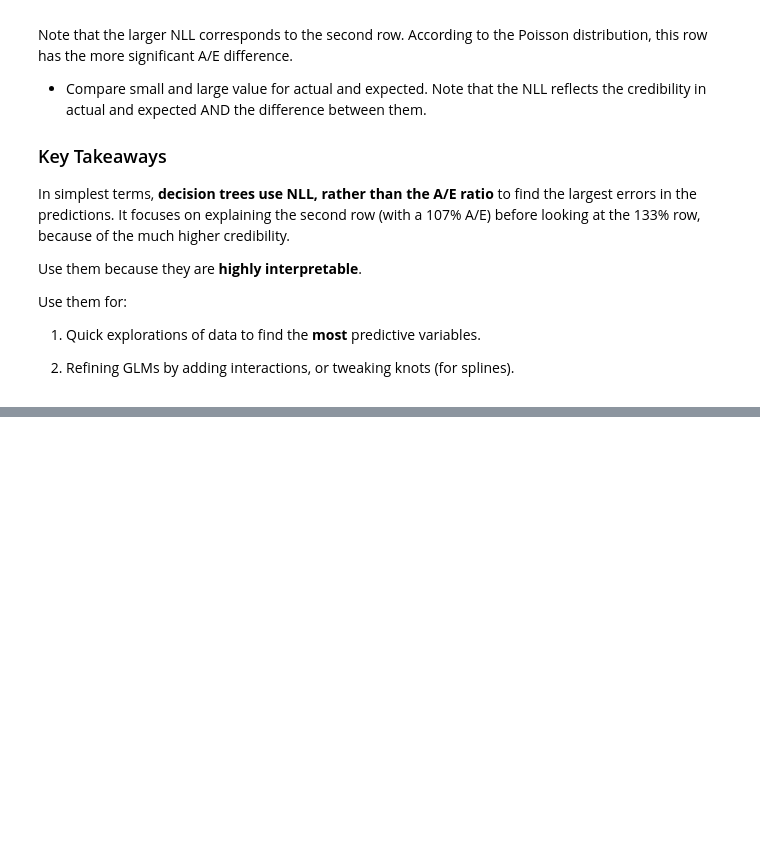
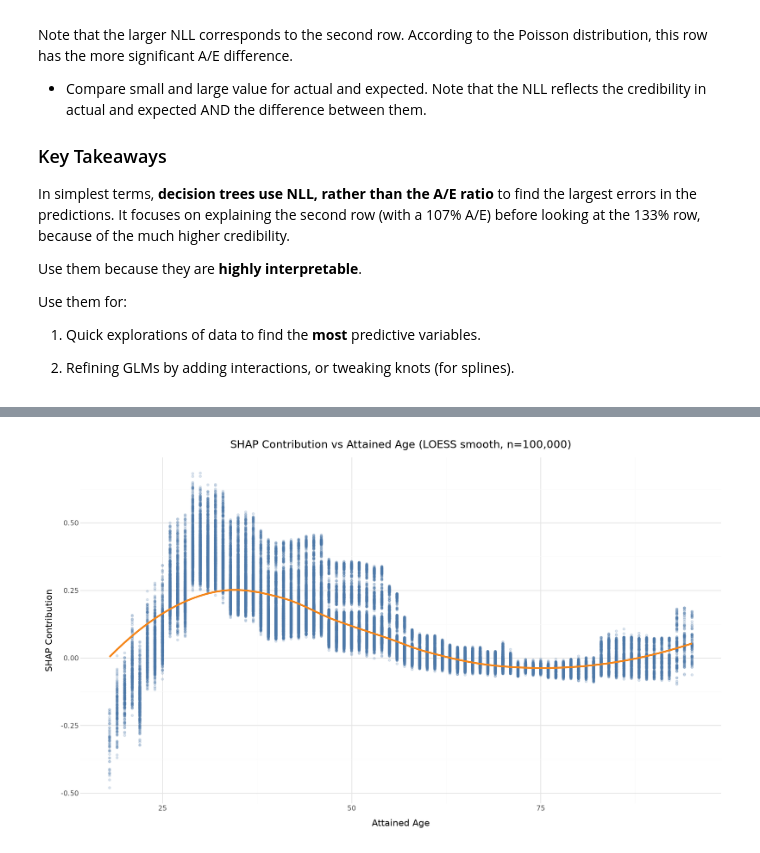
Before and after one commit to mma-fsa/data-examples, a Jupyter notebook: src/analysis/1_seriatim_data_analysis.ipynb, the cells around one changed output, grey strips where cells are left out. Saved outputs shown, nothing was run; the diff lists cells and outputs as text; code cells hidden in the pictures; blank space fills up the shorter version.

Commit message:
xgboost

```diff
--- a/src/analysis/1_seriatim_data_analysis.ipynb
+++ b/src/analysis/1_seriatim_data_analysis.ipynb
@@ -186,0 +214,6 @@ Use them for:
+# %%
+# randomly sample
+df_training_data = df_tree_data.sample(frac=0.8, random_state=42)
+df_testing_data = df_tree_data.drop(df_training_data.index)
+
+df_training_data.info()
@@ -186,0 +506,57 @@ Use them for:
+# %%
+import pandas as pd
+from plotnine import ggplot, aes, geom_point, geom_smooth, labs, theme_minimal, theme, element_text
+
+# Locate attained age column.
+attained_age_candidates = ["ATTAINED_AGE", "AGE_ATTAINED", "ATT_AGE"]
+age_col = next((c for c in attained_age_candidates if c in X_train.columns), None)
+if age_col is None:
+    raise ValueError(f"Attained age column not found in X_train. Checked: {attained_age_candidates}")
+
+# Random sample for SHAP plotting (cap at 100,000 rows).
+sample_n = min(100_000, len(X_train))
+X_plot = X_train.sample(n=sample_n, random_state=42, replace=False)
+
+# Get SHAP contributions from XGBoost natively (handles categorical data via DMatrix).
+xgb_plot_for_shap = xgb.DMatrix(X_plot, enable_categorical=True)
+contrib = xgb_model.predict(xgb_plot_for_shap, pred_contribs=True)
+feature_contrib = pd.DataFrame(
+    contrib[:, :-1],
+    columns=X_plot.columns,
+    index=X_plot.index,
+)
+
+plot_df = pd.DataFrame({
+    "attained_age": pd.to_numeric(X_plot[age_col], errors="coerce"),
+    "shap_contribution": feature_contrib[age_col],
+}).dropna()
+
+# Prefer loess if available; otherwise use lowess, then lm as a final fallback.
+smooth_method = "lm"
+try:
+    from skmisc.loess import loess  # noqa: F401
+    smooth_method = "loess"
+except Exception:
+    try:
+        import statsmodels.api as sm  # noqa: F401
+        smooth_method = "lowess"
+    except Exception:
+        smooth_method = "lm"
+
+(
+    ggplot(plot_df, aes(x="attained_age", y="shap_contribution"))
+    + geom_point(alpha=0.18, size=1.1, color="#4C78A8")
+    + geom_smooth(method=smooth_method, se=False, color="#F58518", size=1.3)
+    + labs(
+        title=f"SHAP Contribution vs Attained Age ({smooth_method.upper()} smooth, n={sample_n:,})",
+        x="Attained Age",
+        y="SHAP Contribution",
+    )
+    + theme_minimal()
+    + theme(
+        figure_size=(12, 7),
+        axis_text_x=element_text(rotation=0, hjust=0.5),
+    )
+)
+# %% [output]
+[figure, added]
```
Also changed, not shown: parts of 19 cells of this notebook, 1 other file.
